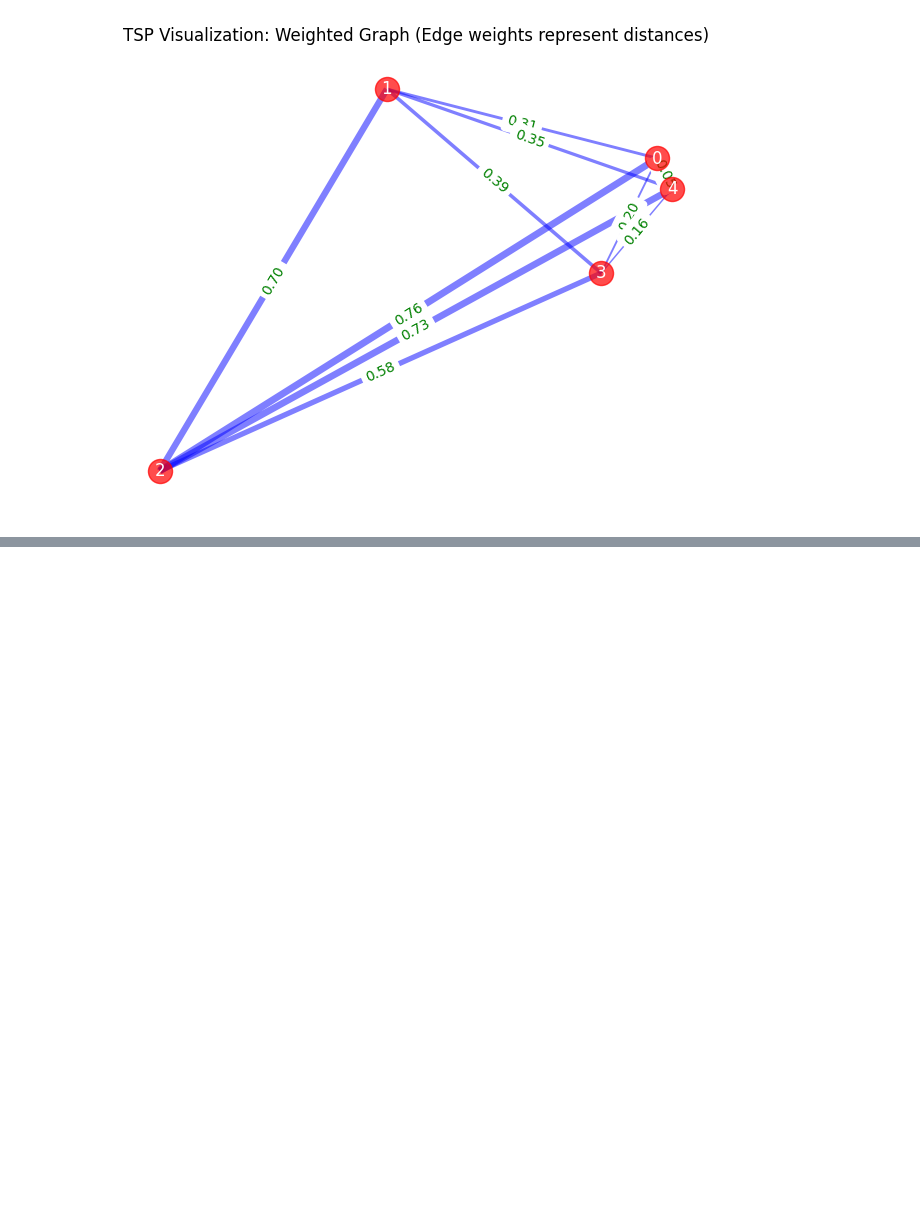
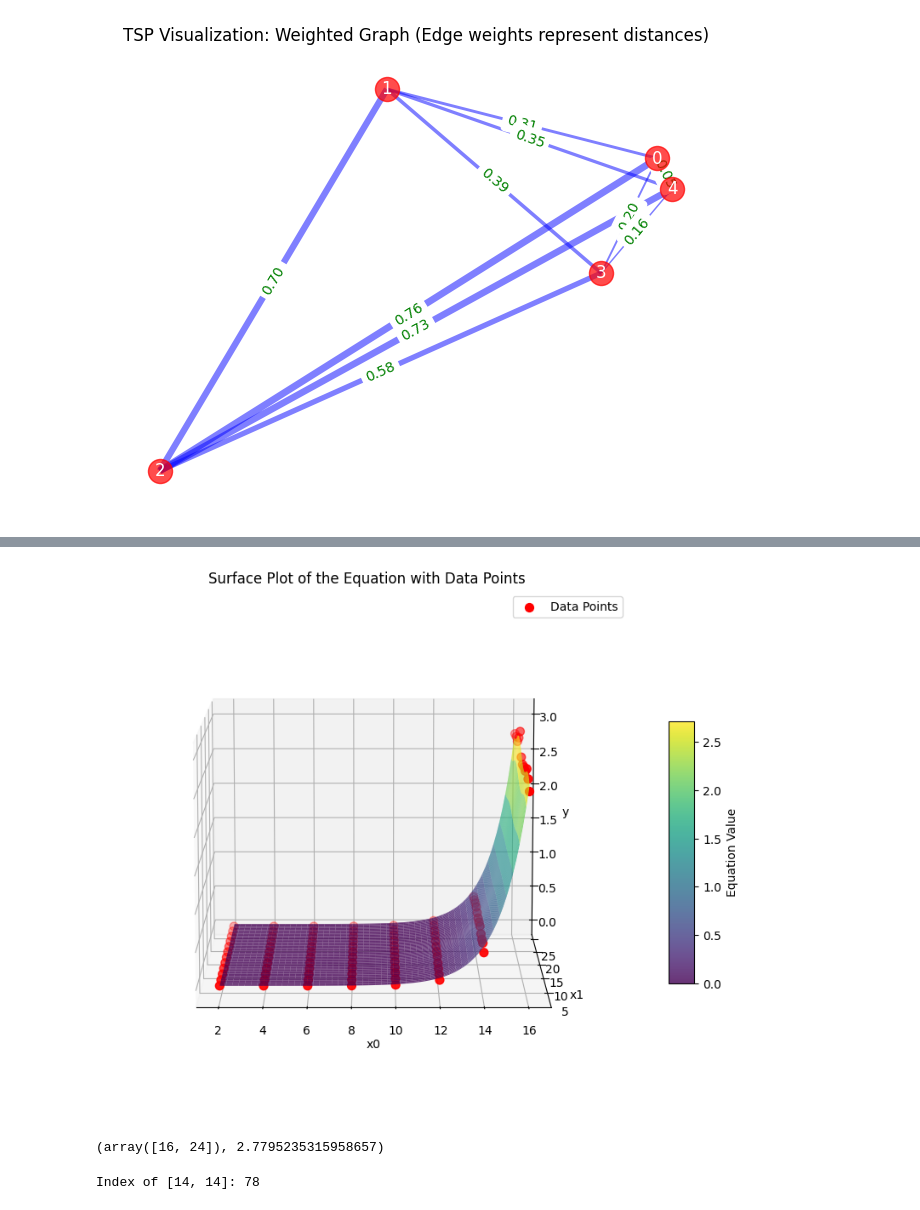
Before and after one commit to sakethramakrishnan/tsp_gnn, a Jupyter notebook: tsp_gnn/testing.ipynb, the cells around one changed output, grey strips where cells are left out. Saved outputs shown, nothing was run; the diff lists cells and outputs as text; code cells hidden in the pictures; blank space fills up the shorter version.

```diff
--- a/tsp_gnn/testing.ipynb
+++ b/tsp_gnn/testing.ipynb
@@ -345,0 +390,79 @@ AttributeError: module 'numpy.linalg._umath_linalg' has no attribute '_ilp64'
+# %%
+import numpy as np
+import matplotlib.pyplot as plt
+import sympy as sp
+from mpl_toolkits.mplot3d import Axes3D
+
+# Define symbolic variables and equation
+x0, x1 = sp.symbols('x0 x1')
+equation = 1.3265738 * (sp.log(sp.log(x0))**2)**(x0 + sp.log(x1) + sp.sin(0.4487219 * x1))
+
+# Convert symbolic equation to a numerical function
+numerical_eq = sp.lambdify((x0, x1), equation, modules='numpy')
+
+# Define X (input data) and y (target values)
+# X = np.array([
+#     [2.7183, 2],
+#     [3, 4],
+#     [3.5, 6],
+#     [4, 8],
+#     [4.5, 10],
+#     [5, 12]
+# ])  # Ensure x0 > e and x1 > 0
+# y = np.array([10, 15, 25, 35, 50, 65])  # Replace with actual target values
+
+# Separate X into x0 and x1
+x0_data = X[:, 0]
+x1_data = X[:, 1]
+
+# Define the range for x0 and x1 for the surface plot
+x0_vals = np.linspace(2, 16, 100)  # x0 > e
+x1_vals = np.linspace(2, 25, 100)     # x1 > 0
+
+# Create a meshgrid for the surface
+X0, X1 = np.meshgrid(x0_vals, x1_vals)
+
+# Evaluate the equation on the meshgrid
+Z = numerical_eq(X0, X1)
+
+# Plot the surface and scatter points
+fig = plt.figure(figsize=(12, 8))
+ax = fig.add_subplot(111, projection='3d')
+
+# Surface plot of the equation
+surf = ax.plot_surface(X0, X1, Z, cmap='viridis', alpha=0.8)
+
+# Scatter plot for the data points
+ax.scatter(x0_data, x1_data, y, color='red', label='Data Points', s=50)
+
+ax.view_init(elev=10, azim=-90)
+
+# Add labels, legend, and color bar
+ax.set_title("Surface Plot of the Equation with Data Points")
+ax.set_xlabel("x0")
+ax.set_ylabel("x1")
+ax.set_zlabel("y")
+fig.colorbar(surf, shrink=0.5, aspect=10, label="Equation Value")
+ax.legend()
+
+# Show the plot
+plt.show()
+# %% [output]
+[figure, added]
+# %%
+X[-1], y[-1]
+# %% [output]
+(array([16, 24]), 2.7795235315958657)
+# %%
+target = [14, 14]
+
+# Find the index of the target row
+index = np.where((X == target).all(axis=1))[0]
+
+# Output the result
+if len(index) > 0:
+    print(f"Index of {target}: {index[0]}")
+else:
+    print(f"{target} not found in the array.")
+# %% [output]
+Index of [14, 14]: 78
```
Also changed, not shown: parts of 16 cells of this notebook, 2 other files.
